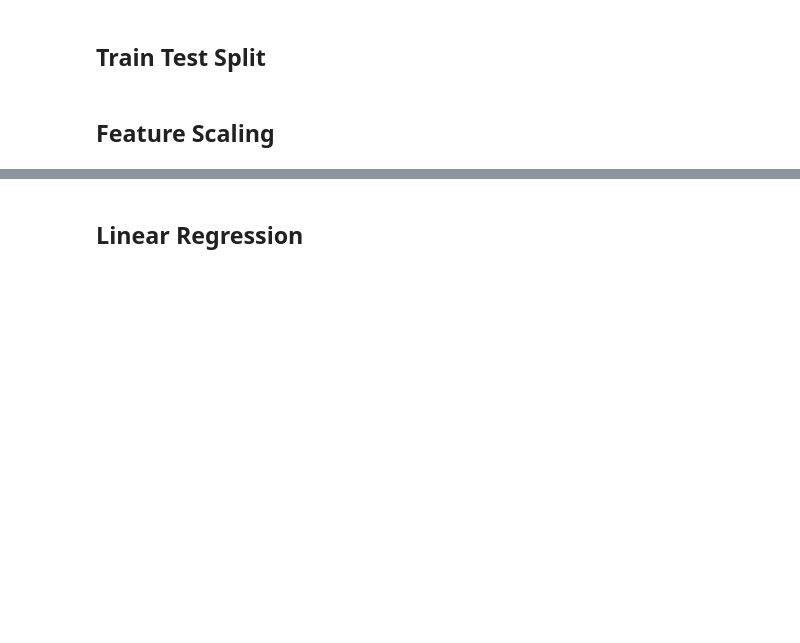
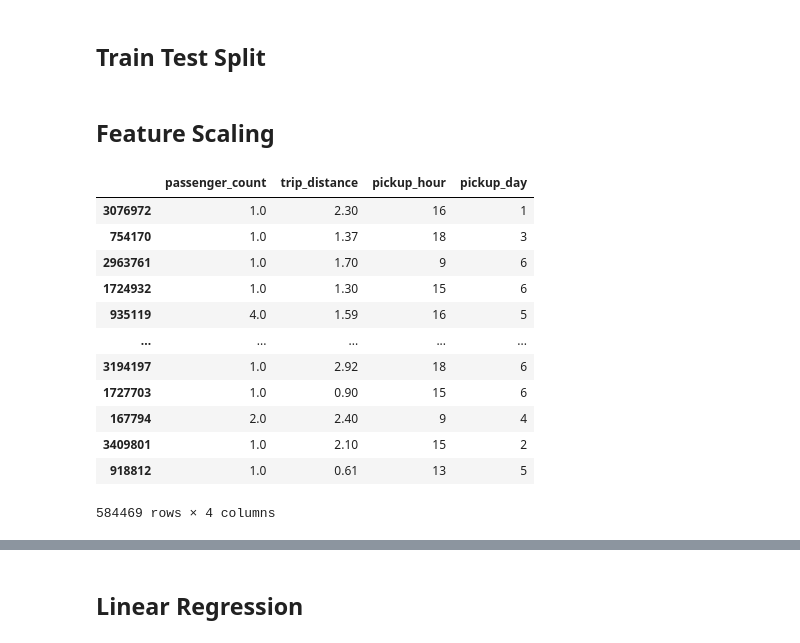
Before and after one commit to ekendra-yadav/Yellow-Taxi-Trip-Records-Data-Dictionary, a Jupyter notebook: yellow_taxi.ipynb, the cells around one changed output, grey strips where cells are left out. Drawn from its saved outputs; the diff is of its cells as text; code cells hidden in the pictures; blank space fills up the shorter version.

```diff
--- a/yellow_taxi.ipynb
+++ b/yellow_taxi.ipynb
@@ -273,5 +286,6 @@ drop_first=True
 # %%
-X = df.drop('total_amount', axis=1)
+# X = df.drop('total_amount', axis=1)
+X = df[['passenger_count','trip_distance','pickup_hour','pickup_day']]
 y = df['total_amount']
 # %% [markdown]
 ## Train Test Split
@@ -286,6 +300,22 @@ random_state=42
 )
 # %% [markdown]
 ## Feature Scaling
+# %%
+X_test
+# %% [output]
+|  | passenger_count | trip_distance | pickup_hour | pickup_day |
+| 3076972 | 1.0 | 2.30 | 16 | 1 |
+| 754170 | 1.0 | 1.37 | 18 | 3 |
+| 2963761 | 1.0 | 1.70 | 9 | 6 |
+| 1724932 | 1.0 | 1.30 | 15 | 6 |
+| 935119 | 4.0 | 1.59 | 16 | 5 |
+| ... | ... | ... | ... | ... |
+| 3194197 | 1.0 | 2.92 | 18 | 6 |
+| 1727703 | 1.0 | 0.90 | 15 | 6 |
+| 167794 | 2.0 | 2.40 | 9 | 4 |
+| 3409801 | 1.0 | 2.10 | 15 | 2 |
+| 918812 | 1.0 | 0.61 | 13 | 5 |
+584469 rows × 4 columns
 # %%
 from sklearn.preprocessing import StandardScaler
 
```
Also changed, not shown: parts of 10 cells of this notebook.
